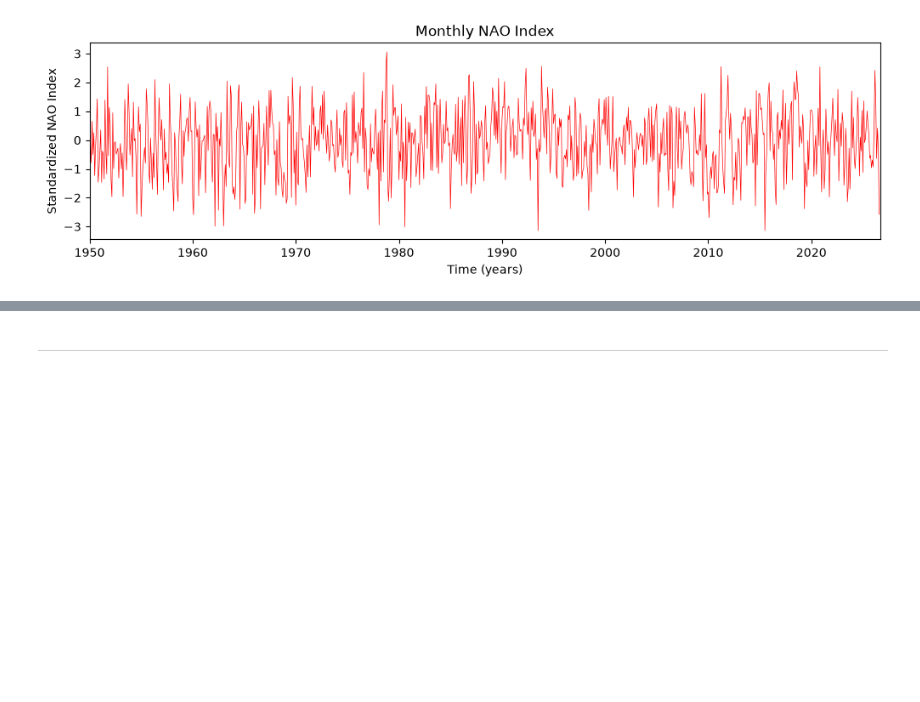
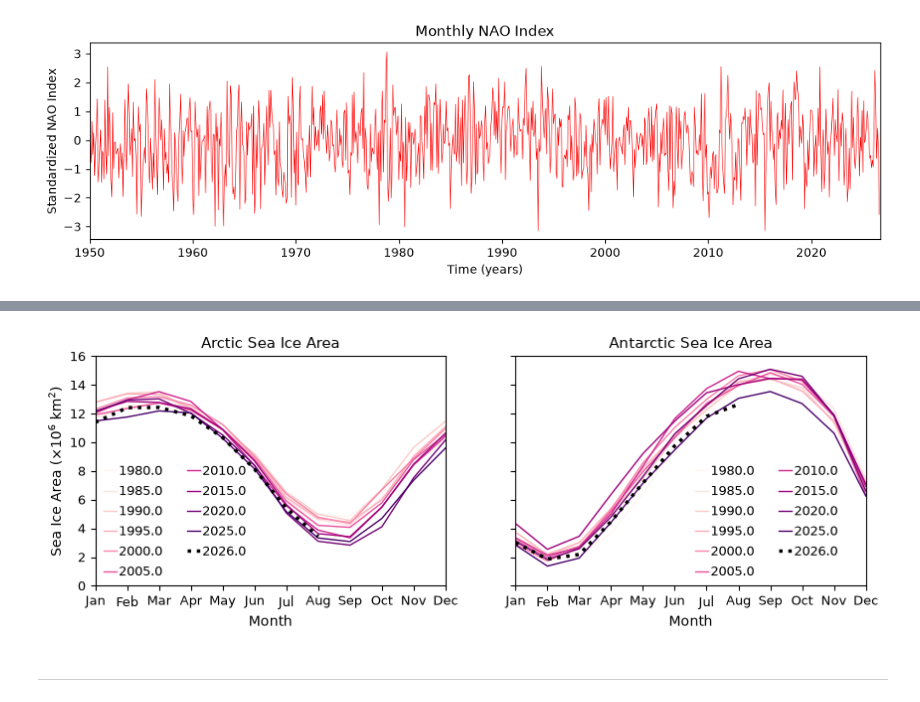
Before and after one commit to HannahZanowski/AOS573, a Jupyter notebook: Homework/Homework2v2.ipynb, the cells around one changed output, grey strips where cells are left out. Drawn from its saved outputs; the diff is of its cells as text; code cells hidden in the pictures; blank space fills up the shorter version.

Commit message:
more updates to HW2--add a sea ice area plotting problem

```diff
--- a/Homework/Homework2v2.ipynb
+++ b/Homework/Homework2v2.ipynb
@@ -157,2 +181,39 @@ plt.ylabel ('Standardized NAO Index'); #Semi-colon here supresses the text outpu
+# %%
+nh_sia=np.genfromtxt('n_icearea.mon.data',skip_header=1,skip_footer=11)
+sh_sia=np.genfromtxt('s_icearea.mon.data',skip_header=1,skip_footer=11)
+
+#mask the -99.99 value that represents missing data
+nh_sia=np.ma.masked_where(nh_sia==-99.99,nh_sia)
+sh_sia=np.ma.masked_where(sh_sia==-99.99,sh_sia)
+# %%
+nh_5yrs=nh_sia[2::5]
+sh_5yrs=sh_sia[2::5]
+# %%
+#Get the colors from the colormap
+cmap=plt.colormaps['RdPu'] #choose a colormap
+colors=cmap(np.linspace(0, 1, len(nh_5yrs))) #map the correct number of colors that you'll need (needs to be the number of lines you are plotting)
+#Month strings for plotting
+months=['Jan','Feb','Mar','Apr','May','Jun','Jul','Aug','Sep','Oct','Nov','Dec']
+#Subplot titles
+tts=['Arctic Sea Ice Area','Antarctic Sea Ice Area']
+#Tuples for legend location--anchor for lower left corner of legend in axes coords (x,y)
+locs=[(0.01,0.01),(0.5,0.01)]
+fig,ax=plt.subplots(1,2,figsize=(10,3),sharey=True)
+for i in range(0,10):
+    ax[0].plot(months,nh_5yrs[i,1:],label=nh_5yrs[i,0],color=colors[i],lw=1.0)
+    ax[1].plot(months,sh_5yrs[i,1:],label=nh_5yrs[i,0],color=colors[i],lw=1.0)
+ax[0].plot(months,nh_sia[-1,1:],label=nh_sia[-1,0],color='k',lw=2.5,ls=':')
+ax[1].plot(months,sh_sia[-1,1:],label=sh_sia[-1,0],color='k',lw=2.5,ls=':')
+#axes params and other plotting stuff
+for i in range(0,2):
+    ax[i].set_xlim(months[0],months[-1])
+    ax[i].set_ylim(0,16)
+    ax[i].legend(loc=locs[i],frameon=False,ncol=2,borderaxespad=0,handlelength=1,handletextpad=0.2,fontsize=9)
+    ax[i].set_title(tts[i],fontsize=11)
+    ax[i].set_xlabel('Month')
+    ax[i].tick_params(labelsize=9)
+ax[0].set_ylabel(r'Sea Ice Area ($\times$10$^{6}$ km$^{2}$)');
+# %% [output]
+[figure, added]
 # %% [markdown]
 ---
```
Also changed, not shown: parts of 10 cells of this notebook.
